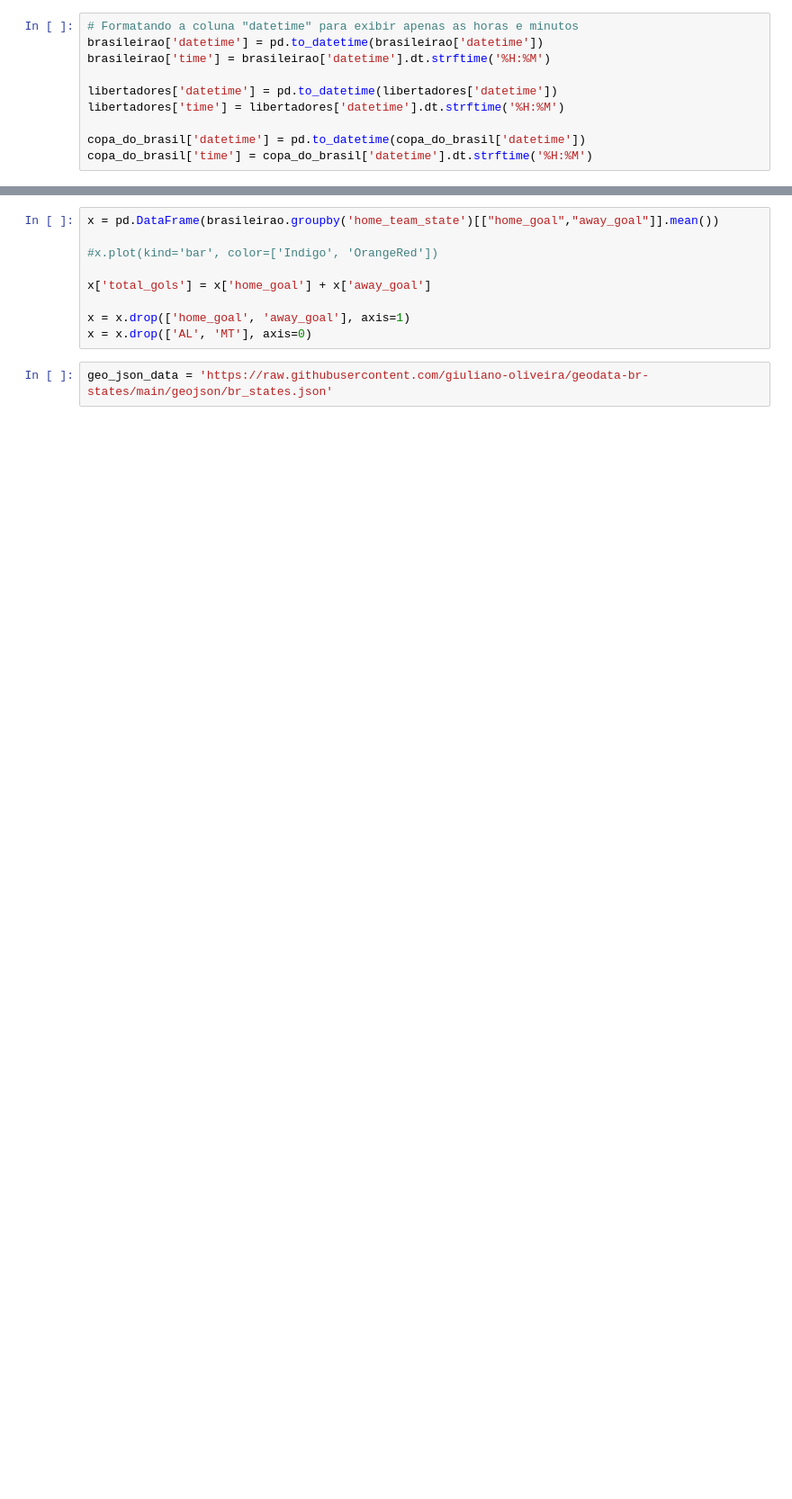
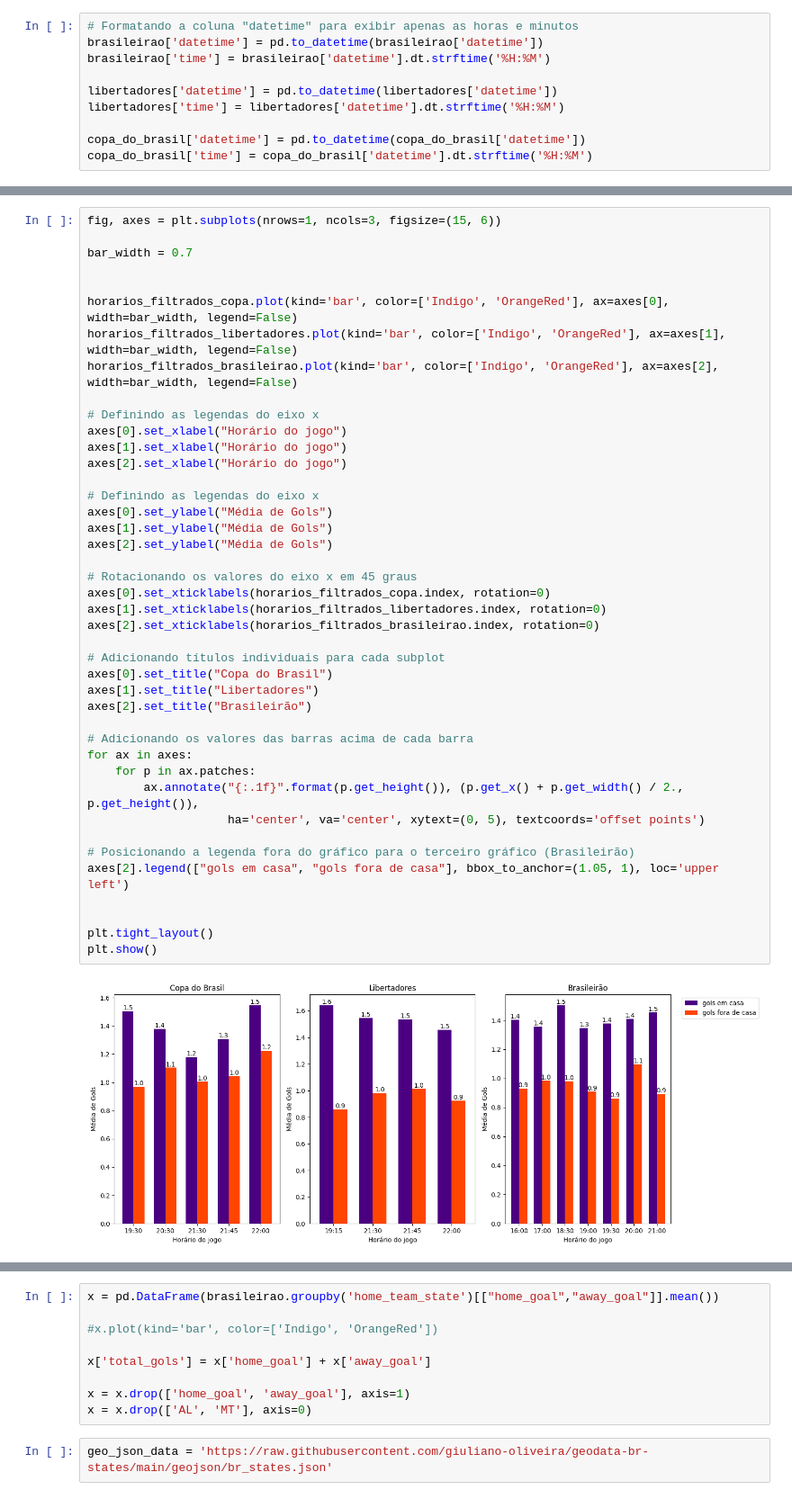
Before and after one commit to GabrielGrub/Trainee_FEA.dev, a Jupyter notebook: Projeto - Futebol Brasileiro/Projeto.ipynb, the cells around one changed output, grey strips where cells are left out. Shown: that part at 90% size. Cells and saved outputs as stored; diff of their text form; blank space fills up the shorter version.

```diff
--- a/Projeto - Futebol Brasileiro/Projeto.ipynb
+++ b/Projeto - Futebol Brasileiro/Projeto.ipynb
@@ -616,0 +457,44 @@ plt.show()
+# %%
+fig, axes = plt.subplots(nrows=1, ncols=3, figsize=(15, 6))
+
+bar_width = 0.7
+
+
+horarios_filtrados_copa.plot(kind='bar', color=['Indigo', 'OrangeRed'], ax=axes[0], width=bar_width, legend=False)
+horarios_filtrados_libertadores.plot(kind='bar', color=['Indigo', 'OrangeRed'], ax=axes[1], width=bar_width, legend=False)
+horarios_filtrados_brasileirao.plot(kind='bar', color=['Indigo', 'OrangeRed'], ax=axes[2], width=bar_width, legend=False)
+
+# Definindo as legendas do eixo x
+axes[0].set_xlabel("Horário do jogo")
+axes[1].set_xlabel("Horário do jogo")
+axes[2].set_xlabel("Horário do jogo")
+
+# Definindo as legendas do eixo x
+axes[0].set_ylabel("Média de Gols")
+axes[1].set_ylabel("Média de Gols")
+axes[2].set_ylabel("Média de Gols")
+
+# Rotacionando os valores do eixo x em 45 graus
+axes[0].set_xticklabels(horarios_filtrados_copa.index, rotation=0)
+axes[1].set_xticklabels(horarios_filtrados_libertadores.index, rotation=0)
+axes[2].set_xticklabels(horarios_filtrados_brasileirao.index, rotation=0)
+
+# Adicionando títulos individuais para cada subplot
+axes[0].set_title("Copa do Brasil")
+axes[1].set_title("Libertadores")
+axes[2].set_title("Brasileirão")
+
+# Adicionando os valores das barras acima de cada barra
+for ax in axes:
+    for p in ax.patches:
+        ax.annotate("{:.1f}".format(p.get_height()), (p.get_x() + p.get_width() / 2., p.get_height()),
+                    ha='center', va='center', xytext=(0, 5), textcoords='offset points')
+
+# Posicionando a legenda fora do gráfico para o terceiro gráfico (Brasileirão)
+axes[2].legend(["gols em casa", "gols fora de casa"], bbox_to_anchor=(1.05, 1), loc='upper left')
+
+
+plt.tight_layout()
+plt.show()
+# %% [output]
+[figure, added]
```
Also changed, not shown: parts of 28 cells of this notebook.
